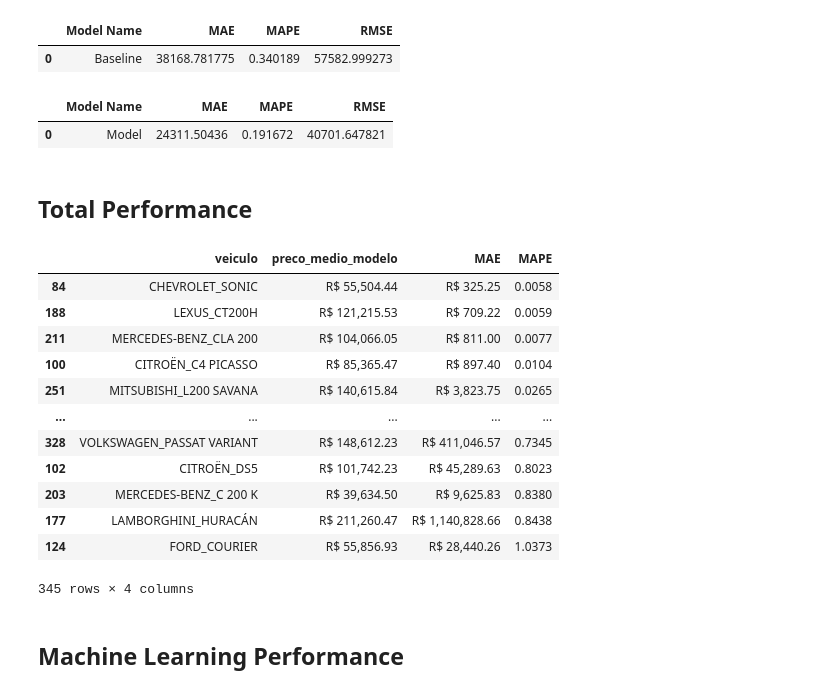
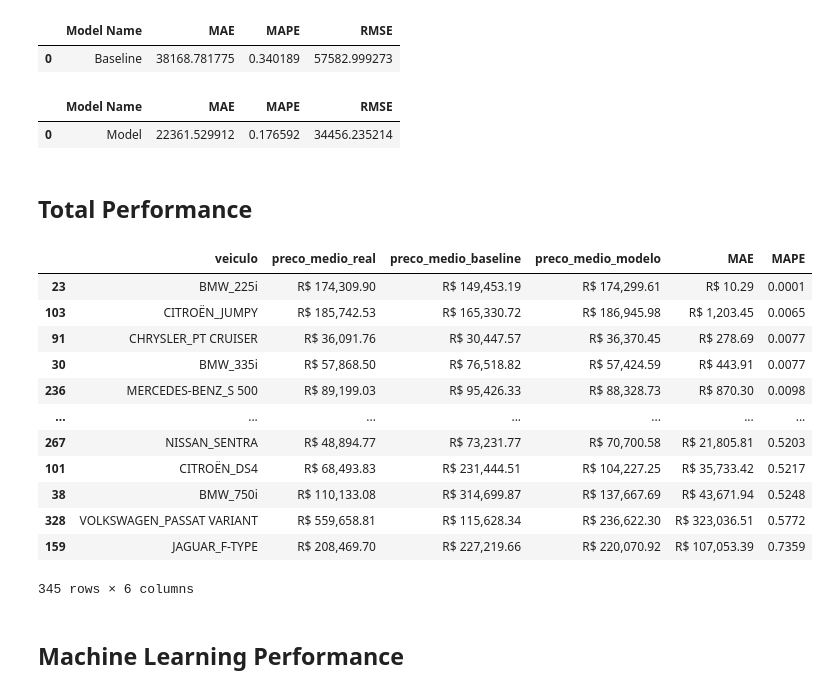
Before and after one commit to ArthurMesquita96/Mobility-Cars, a Jupyter notebook: Mobility_Cars_ciclo_3.ipynb, the cells around one changed output. Saved outputs shown, nothing was run; the diff lists cells and outputs as text; code cells hidden in the pictures.

```diff
--- a/Mobility_Cars_ciclo_3.ipynb
+++ b/Mobility_Cars_ciclo_3.ipynb
@@ -1795,12 +1829,7 @@ ml_error('XGboost', np.expm1(y_test), np.expm1(y_pred))
 # %% [markdown]
 - Para avaliar a performance do modelo em termo de negócio, ou seja, o quanto de economia ele é capaz de gerar através das melhores decisões que serão tomadas, vamos comparar as previsões do modelo com o preço médio dos automáveis vendidos por região, marca e ano quilometragem
 # %%
-# criando feature de km médio rodado por ano
-df5['km_media_ano_em_1k_km'] = df5['odometro']/np.round(2023 - df5['ano_modelo'] + 0.51,0)
-# arredondando e escalando por 1000 km
-df5['km_media_ano_em_1k_km'] = round(df5['km_media_ano_em_1k_km'] / 1000, 0).astype(int)
-
-# criando feature de agregação do veículo com marca, modelo, km_media e localidade
+# criando feature de agregação do veículo com marca, modelo
 df5['veiculo'] = df5['marca'].astype(str) + "_" + df5['modelo'].astype(str)
 # %%
 # separando treino e teste
@@ -1845,41 +1871,51 @@ ml_error('Baseline', data_prod['preco'], data_prod['preco_medio'])
 ml_error('Model', data_prod['preco'], data_prod['preco_modelo'])
 # %% [output]
 |  | Model Name | MAE | MAPE | RMSE |
-| 0 | Model | 24311.50436 | 0.191672 | 40701.647821 |
+| 0 | Model | 22361.529912 | 0.176592 | 34456.235214 |
 # %% [markdown]
 ## Total Performance
 # %%
+# MAPE de cada veículo
+df10_aux1 = data_prod[['veiculo', 'preco']].groupby('veiculo').mean().reset_index().rename(columns={'preco':'preco_medio_real'})
+
+# MAPE de cada veículo
+df10_aux2 = data_prod[['veiculo', 'preco_medio']].groupby('veiculo').mean().reset_index().rename(columns={'preco_medio':'preco_medio_baseline'})
+
 # soma de vendas dos veículos
-df10_aux0 = data_prod[['veiculo', 'preco_modelo']].groupby('veiculo').mean().reset_index().rename(columns={'preco_modelo':'preco_medio_modelo'})
+df10_aux3 = data_prod[['veiculo', 'preco_modelo']].groupby('veiculo').mean().reset_index().rename(columns={'preco_modelo':'preco_medio_modelo'})
 
 # MAE de cada veículo
-df10_aux1 = data_prod[['veiculo', 'preco','preco_medio','preco_modelo']].groupby('veiculo').apply(lambda x: mt.mean_absolute_error(x['preco'], x['preco_modelo'])).reset_index().rename(columns={0:'MAE'})
+df10_aux4 = data_prod[['veiculo', 'preco','preco_modelo']].groupby('veiculo').apply(lambda x: mt.mean_absolute_error(x['preco'], x['preco_modelo'])).reset_index().rename(columns={0:'MAE'})
 
 # MAPE de cada veículo
-df10_aux2 = data_prod[['veiculo', 'preco','preco_medio','preco_modelo']].groupby('veiculo').apply(lambda x: mt.mean_absolute_percentage_error(x['preco'], x['preco_modelo'])).reset_index().rename(columns={0:'MAPE'})
+df10_aux5 = data_prod[['veiculo', 'preco','preco_modelo']].groupby('veiculo').apply(lambda x: mt.mean_absolute_percentage_error(x['preco'], x['preco_modelo'])).reset_index().rename(columns={0:'MAPE'})
 
 # merge dos dados
-df10_aux3 = pd.merge(df10_aux0, df10_aux1, on ='veiculo', how = 'left')
-df10_aux3 = pd.merge(df10_aux3, df10_aux2, on ='veiculo', how = 'left')
-df10_aux3['preco_medio_modelo'] = df10_aux3['preco_medio_modelo'].map('R$ {:,.2f}'.format)
-df10_aux3['MAE'] = df10_aux3['MAE'].map('R$ {:,.2f}'.format)
-df10_aux3['MAPE'] = df10_aux3['MAPE'].map('{:.4f}'.format)
+df10_aux6 = pd.merge(df10_aux1, df10_aux2, on ='veiculo', how = 'left')
+df10_aux6 = pd.merge(df10_aux6, df10_aux3, on ='veiculo', how = 'left')
+df10_aux6 = pd.merge(df10_aux6, df10_aux4, on ='veiculo', how = 'left')
+df10_aux6 = pd.merge(df10_aux6, df10_aux5, on ='veiculo', how = 'left')
+df10_aux6['preco_medio_real'] = df10_aux6['preco_medio_real'].map('R$ {:,.2f}'.format)
+df10_aux6['preco_medio_baseline'] = df10_aux6['preco_medio_baseline'].map('R$ {:,.2f}'.format)
+df10_aux6['preco_medio_modelo'] = df10_aux6['preco_medio_modelo'].map('R$ {:,.2f}'.format)
+df10_aux6['MAE'] = df10_aux6['MAE'].map('R$ {:,.2f}'.format)
+df10_aux6['MAPE'] = df10_aux6['MAPE'].map('{:.4f}'.format)
 # %%
-df10_aux3.sort_values('MAPE')
+df10_aux6.sort_values('MAPE')
 # %% [output]
-|  | veiculo | preco_medio_modelo | MAE | MAPE |
-| 84 | CHEVROLET_SONIC | R$ 55,504.44 | R$ 325.25 | 0.0058 |
-| 188 | LEXUS_CT200H | R$ 121,215.53 | R$ 709.22 | 0.0059 |
-| 211 | MERCEDES-BENZ_CLA 200 | R$ 104,066.05 | R$ 811.00 | 0.0077 |
-| 100 | CITROËN_C4 PICASSO | R$ 85,365.47 | R$ 897.40 | 0.0104 |
-| 251 | MITSUBISHI_L200 SAVANA | R$ 140,615.84 | R$ 3,823.75 | 0.0265 |
-| ... | ... | ... | ... | ... |
-| 328 | VOLKSWAGEN_PASSAT VARIANT | R$ 148,612.23 | R$ 411,046.57 | 0.7345 |
-| 102 | CITROËN_DS5 | R$ 101,742.23 | R$ 45,289.63 | 0.8023 |
-| 203 | MERCEDES-BENZ_C 200 K | R$ 39,634.50 | R$ 9,625.83 | 0.8380 |
-| 177 | LAMBORGHINI_HURACÁN | R$ 211,260.47 | R$ 1,140,828.66 | 0.8438 |
-| 124 | FORD_COURIER | R$ 55,856.93 | R$ 28,440.26 | 1.0373 |
+|  | veiculo | preco_medio_real | preco_medio_baseline | preco_medio_modelo | MAE | MAPE |
+| 23 | BMW_225i | R$ 174,309.90 | R$ 149,453.19 | R$ 174,299.61 | R$ 10.29 | 0.0001 |
+| 103 | CITROËN_JUMPY | R$ 185,742.53 | R$ 165,330.72 | R$ 186,945.98 | R$ 1,203.45 | 0.0065 |
+| 91 | CHRYSLER_PT CRUISER | R$ 36,091.76 | R$ 30,447.57 | R$ 36,370.45 | R$ 278.69 | 0.0077 |
+| 30 | BMW_335i | R$ 57,868.50 | R$ 76,518.82 | R$ 57,424.59 | R$ 443.91 | 0.0077 |
+| 236 | MERCEDES-BENZ_S 500 | R$ 89,199.03 | R$ 95,426.33 | R$ 88,328.73 | R$ 870.30 | 0.0098 |
+| ... | ... | ... | ... | ... | ... | ... |
+| 267 | NISSAN_SENTRA | R$ 48,894.77 | R$ 73,231.77 | R$ 70,700.58 | R$ 21,805.81 | 0.5203 |
+| 101 | CITROËN_DS4 | R$ 68,493.83 | R$ 231,444.51 | R$ 104,227.25 | R$ 35,733.42 | 0.5217 |
+| 38 | BMW_750i | R$ 110,133.08 | R$ 314,699.87 | R$ 137,667.69 | R$ 43,671.94 | 0.5248 |
+| 328 | VOLKSWAGEN_PASSAT VARIANT | R$ 559,658.81 | R$ 115,628.34 | R$ 236,622.30 | R$ 323,036.51 | 0.5772 |
+| 159 | JAGUAR_F-TYPE | R$ 208,469.70 | R$ 227,219.66 | R$ 220,070.92 | R$ 107,053.39 | 0.7359 |
-345 rows × 4 columns
+345 rows × 6 columns
 # %% [markdown]
 ## Machine Learning Performance
 # %%
```
Also changed, not shown: parts of 19 cells of this notebook, 15 other files.
